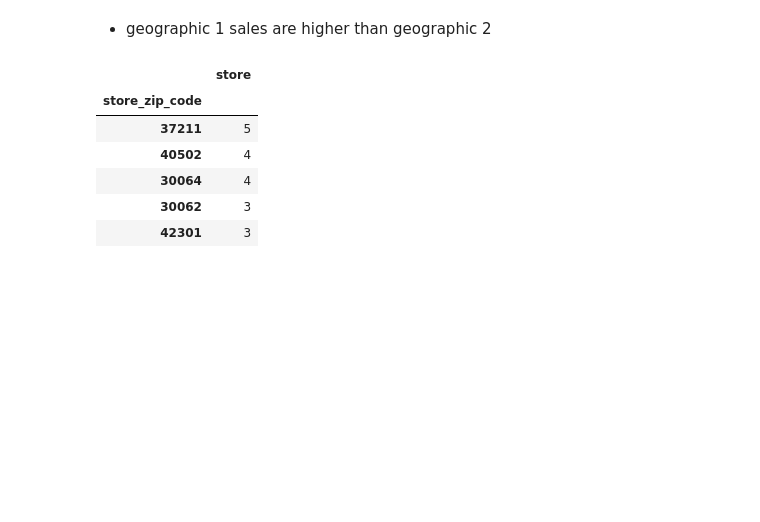
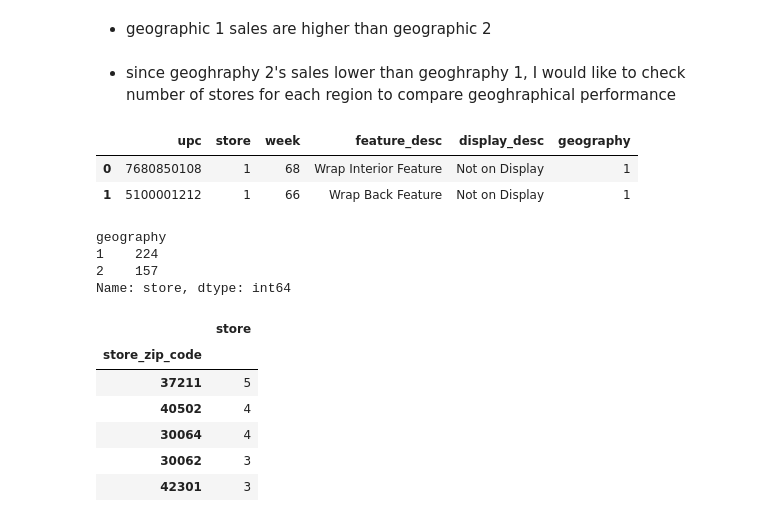
Before and after one commit to ahmtkaya/dunnhumby_Carbo_Loading_dataset, a Jupyter notebook: dunnhumby_Carbo_Loading_dataset.ipynb, the cells around one changed output. Saved outputs shown, nothing was run; the diff lists cells and outputs as text; code cells hidden in the pictures; blank space fills up the shorter version.

```diff
--- a/dunnhumby_Carbo_Loading_dataset.ipynb
+++ b/dunnhumby_Carbo_Loading_dataset.ipynb
@@ -615,6 +713,22 @@ plt.bar(sales_geography.geography, sales_geography.dollar_sales)
 [figure]
 # %% [markdown]
 - geographic 1 sales are higher than geographic 2
+# %% [markdown]
+- since geoghraphy 2's sales lower than geoghraphy 1, I would like to check number of stores for each region to compare geoghraphical performance
+# %%
+causal.head(2)
+# %% [output]
+|  | upc | store | week | feature_desc | display_desc | geography |
+| 0 | 7680850108 | 1 | 68 | Wrap Interior Feature | Not on Display | 1 |
+| 1 | 5100001212 | 1 | 66 | Wrap Back Feature | Not on Display | 1 |
+# %%
+# number of stores geography 1 and 2
+causal.groupby(['geography'])['store'].nunique()
+# %% [output]
+geography
+1    224
+2    157
+Name: store, dtype: int64
 # %%
 # more than one store in same zip code area
 stors_at_zip.sort_values(by='store', ascending=False).head()
```
Also changed, not shown: parts of 74 cells of this notebook.
